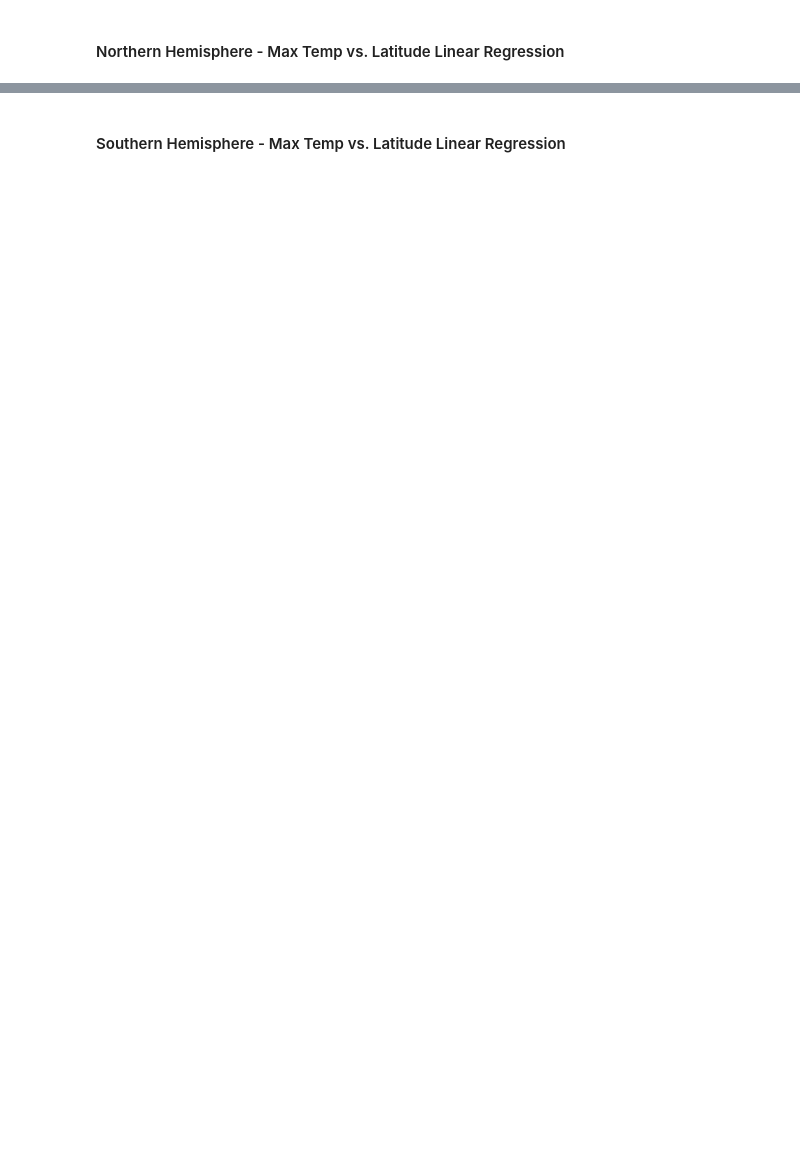
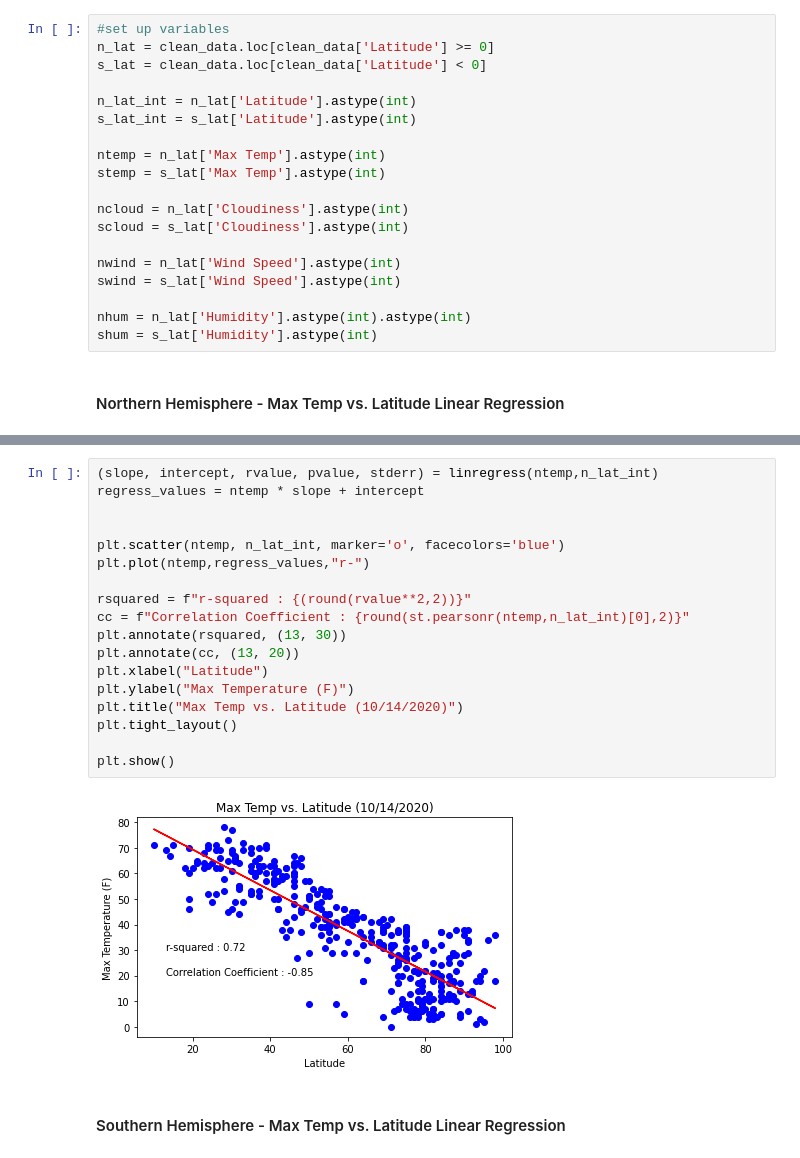
Before and after one commit to Shayoconnell7/python-api-challenge, a Jupyter notebook: WeatherPy/WeatherPy.ipynb, the cells around one changed output, grey strips where cells are left out. Cells and saved outputs as stored; diff of their text form; blank space fills up the shorter version.

Commit message:
calculated linear regressions

```diff
--- a/WeatherPy/WeatherPy.ipynb
+++ b/WeatherPy/WeatherPy.ipynb
@@ -274,4 +283,23 @@ plt.show()
 # %% [markdown]
 ## Linear Regression
+# %%
+#set up variables
+n_lat = clean_data.loc[clean_data['Latitude'] >= 0]
+s_lat = clean_data.loc[clean_data['Latitude'] < 0]
+
+n_lat_int = n_lat['Latitude'].astype(int)
+s_lat_int = s_lat['Latitude'].astype(int)
+
+ntemp = n_lat['Max Temp'].astype(int)
+stemp = s_lat['Max Temp'].astype(int)
+
+ncloud = n_lat['Cloudiness'].astype(int)
+scloud = s_lat['Cloudiness'].astype(int)
+
+nwind = n_lat['Wind Speed'].astype(int)
+swind = s_lat['Wind Speed'].astype(int)
+
+nhum = n_lat['Humidity'].astype(int).astype(int)
+shum = s_lat['Humidity'].astype(int)
 # %% [markdown]
 ####  Northern Hemisphere - Max Temp vs. Latitude Linear Regression
@@ -282,2 +306,22 @@ The r-value is: 0.46937863826630627
+# %%
+(slope, intercept, rvalue, pvalue, stderr) = linregress(ntemp,n_lat_int)
+regress_values = ntemp * slope + intercept
+
+
+plt.scatter(ntemp, n_lat_int, marker='o', facecolors='blue')
+plt.plot(ntemp,regress_values,"r-")
+
+rsquared = f"r-squared : {(round(rvalue**2,2))}"
+cc = f"Correlation Coefficient : {round(st.pearsonr(ntemp,n_lat_int)[0],2)}"
+plt.annotate(rsquared, (13, 30))
+plt.annotate(cc, (13, 20))
+plt.xlabel("Latitude")
+plt.ylabel("Max Temperature (F)")
+plt.title("Max Temp vs. Latitude (10/14/2020)")
+plt.tight_layout()
+
+plt.show()
+# %% [output]
+[figure, added]
 # %% [markdown]
 ####  Southern Hemisphere - Max Temp vs. Latitude Linear Regression
```
Also changed, not shown: parts of 12 cells of this notebook.
